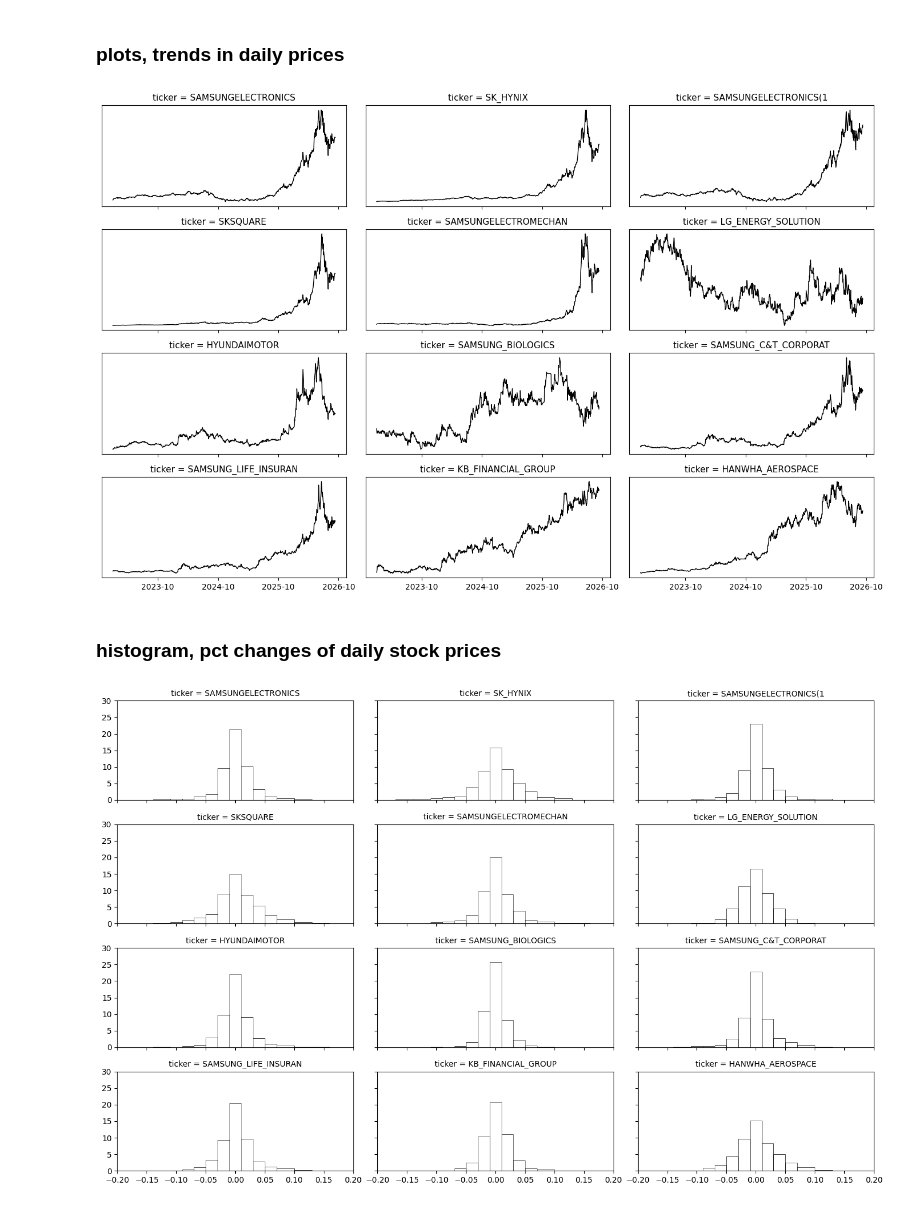
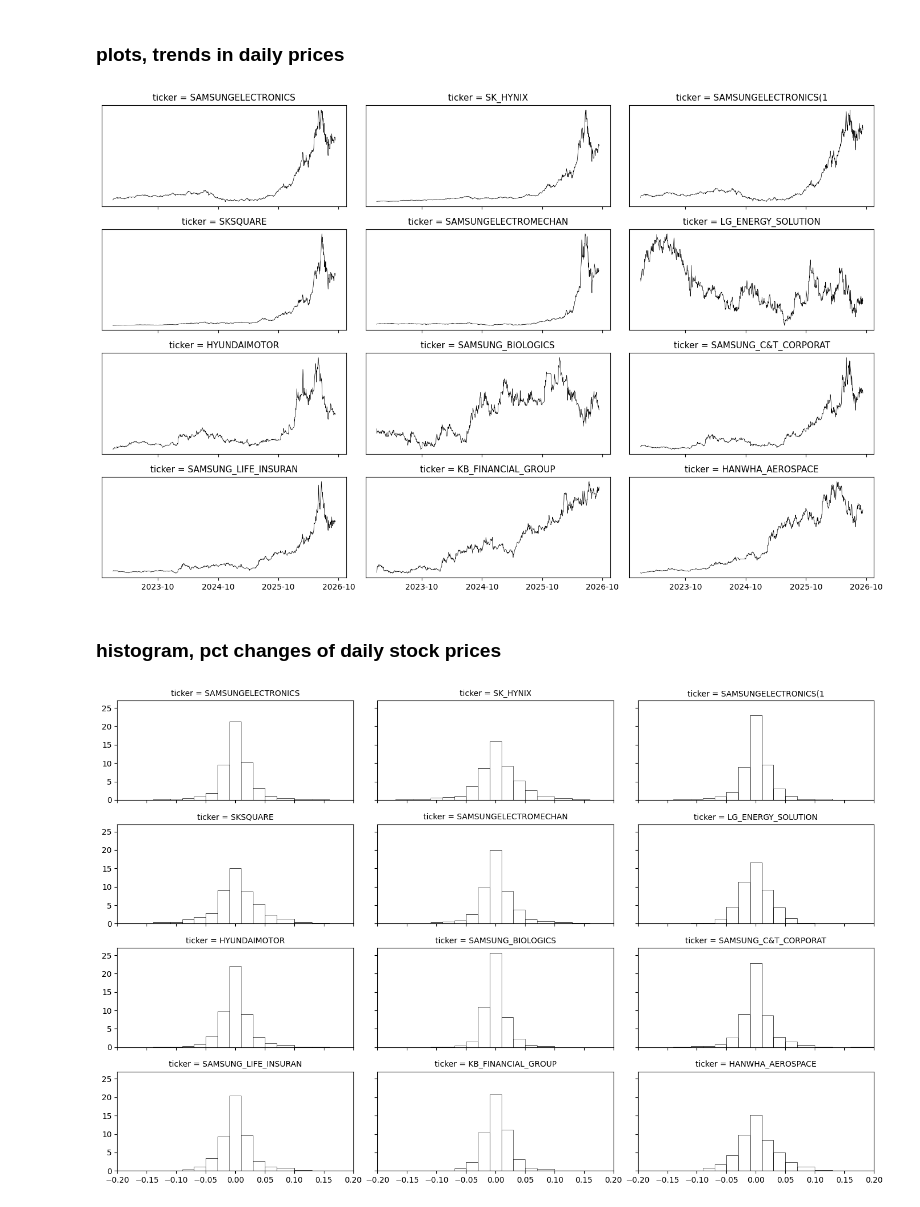
Before and after one commit to bahn28/salad, a Jupyter notebook: az_krx_001.ipynb, the cells around one changed output. Cells and saved outputs as stored; diff of their text form; code cells hidden in the pictures.

```diff
--- a/az_krx_001.ipynb
+++ b/az_krx_001.ipynb
@@ -224,35 +224,35 @@ n_plot = len(tickers)
 sub_r = n_plot/3 if n_plot%3==0 else n_plot//3 + 1
 sub_c = n_plot/sub_r
 sub_r = int(sub_r)
 sub_c = int(sub_c)
 #print(sub_r, sub_c)
 fig, axes = plt.subplots(sub_r, sub_c, figsize=(sub_r*3.5, sub_c*3), sharex=True)
 #plt.figure(figsize=(8, 5))
 #plt.subplot((2,1), figsize=(8, 5))
 #fig, axes = plt.subplots(2 , 1, figsize=tick_en
 for ax, ticker, tic_en in zip(axes.flat, tickers, tick_en) :
   ax.plot(
           yymmdd,
           df_dat[f"{ticker}"],
-          linewidth=1.0 ,
+          linewidth=0.5 ,
           color='black' #, 요건 점으로 할 때.
         )
   ax.set_title(f"ticker = {tic_en}", fontsize=11)
         # ax.set_xlim(-3.5, 3.5)
         # ax.set_ylim(-3.5, 3.5)
         # ax.set_aspect('equal')
         # ax.set_xticks([])
   ax.set_yticks([])
   ax.xaxis.set_major_locator(mdates.MonthLocator(interval=12))
 
 # 4. 결과물 디스플레이
 #  for 에서 생성된 일련의 ax는 axes 개체를 그린 것.
 #  전체 그림은 fig로 지정된 것.
 #  이미 알고 있는 개체 fig를 보여주라는 명령.
 plt.tight_layout()
 plt.show()
 # %% [output]
-[figure, old version]
+[figure, new version]
 # %% [markdown]
 ### histogram, pct changes of daily stock prices
 # %%
@@ -263,7 +263,10 @@ sub_r = int(sub_r)
 sub_c = int(sub_c)
 
 bins = [-0.2, -0.17, -0.14, -0.11, -0.09, -0.07, -0.05, -0.03, -0.01, 0.01, 0.03, 0.05, 0.07, 0.1, 0.13, 0.16,  0.2]
-fig, axes = plt.subplots(sub_r, sub_c, figsize=(sub_r*3.5, sub_c*3), sharex=True, sharey=True)
+fig, axes = plt.subplots(sub_r, sub_c,
+                         figsize=(sub_r*3.5, sub_c*3),
+                         sharex=True,
+                         sharey=True)
 for ax, ticker, tic_en in zip(axes.flat, tickers, tick_en) :
   ax.hist(
       df_dat[f"{ticker}"].pct_change(),
@@ -276,7 +279,7 @@ for ax, ticker, tic_en in zip(axes.flat, tickers, tick_en) :
       )
   ax.set_title(f"ticker = {tic_en}", fontsize=10)
   ax.set_xlim(-0.2, 0.2)
-  ax.set_ylim( 0, 30)
+  #ax.set_ylim( 0, 30)
         # ax.set_aspect('equal')
         # ax.set_xticks([])
   #ax.set_yticks([])
@@ -288,4 +291,4 @@ for ax, ticker, tic_en in zip(axes.flat, tickers, tick_en) :
 plt.tight_layout()
 plt.show()
 # %% [output]
-[figure, old version]
+[figure, new version]
```
Also changed, not shown: parts of 3 cells of this notebook.
